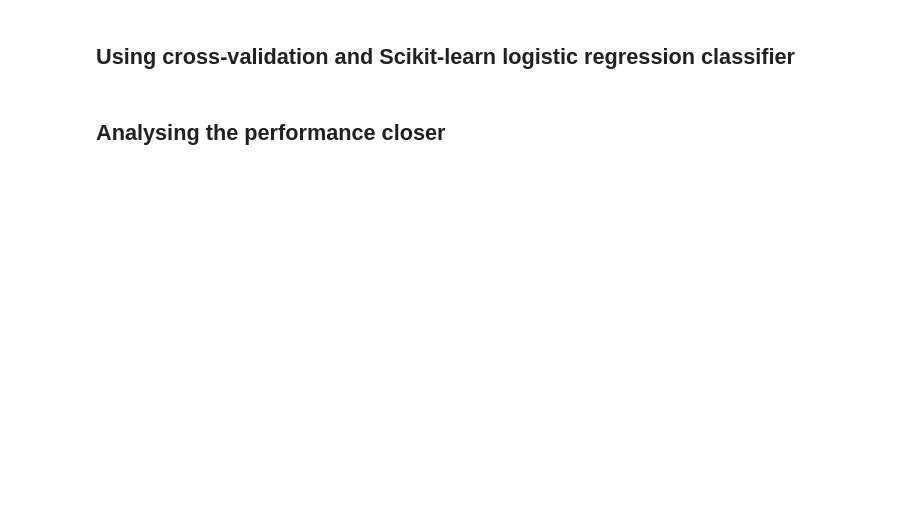
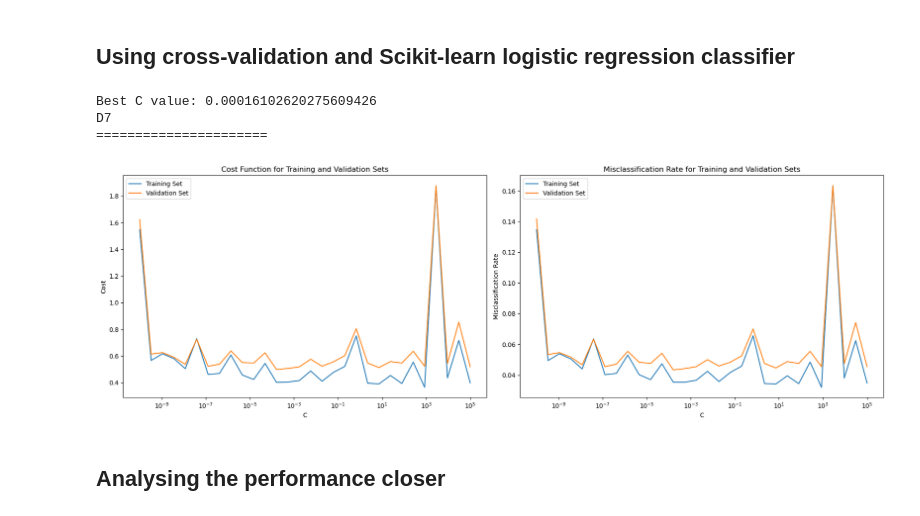
Before and after one commit to LisonLau/CITS5508-Assignments, a Jupyter notebook: Assignment 1 (15%)/assig1_23123849.ipynb, the cells around one changed output. Saved outputs shown, nothing was run; the diff lists cells and outputs as text; code cells hidden in the pictures; blank space fills up the shorter version.

Commit message:
Cross-validation and Scikit-learn LR classifier

```diff
--- a/Assignment 1 (15%)/assig1_23123849.ipynb
+++ b/Assignment 1 (15%)/assig1_23123849.ipynb
@@ -242,5 +253,33 @@ D5
 # %% [markdown]
 ## Using cross-validation and Scikit-learn logistic regression classifier
+# %%
+# Loss function with L2 regularization
+def loss_l2(theta, X, y, m, C):
+    est_p = sigmoid(X.dot(theta))
+    epsilon = 1e-5
+    reg_term = (C / (2 * m)) * np.sum(theta**2)
+    return -1/m * np.sum(y.dot(np.log(est_p + epsilon)) + (1-y).dot(np.log(1-est_p + epsilon))) + reg_term
+
+# Gradient Descent function with L2 regularization
+def gradient_descent_l2(theta, X, y, learning_rate, num_iterations, C):
+    m = len(y)
+    cost_history = []
+    misclass_history = []
+    for i in range(num_iterations):
+        est_p = sigmoid(X.dot(theta))
+        gradients = (2/m * X.T.dot(est_p - y)) + (C / m) * theta    # 2 regularisation term
+        theta -= learning_rate * gradients
+        lr_cost_train = loss_l2(theta, X, y, m, C)
+        lr_cost_val = loss_l2(theta, validation_x, validation_y, len(validation_y), C)
+        cost_history.append((lr_cost_train, lr_cost_val))
+
+        # Calculate the misclassification rate for the training and validation sets
+        y_pred_train = predict(theta, X)
+        y_pred_val = predict(theta, validation_x)
+        misclass_rate_train = np.mean(y_pred_train != y)
+        misclass_rate_val = np.mean(y_pred_val != validation_y)
+        misclass_history.append((misclass_rate_train, misclass_rate_val))
+    return theta, cost_history, misclass_history
 # %%
 num_iterations = 100
 learning_rate = 0.01
@@ -251,7 +290,7 @@ best_cost = float('inf')
 train_costs, val_costs, train_misclass, val_misclass = [], [], [], []
 
 for C in C_range:
-    _, cost_history, misclass_history = gradient_descent(theta, training_x, training_y, learning_rate, num_iterations)
+    _, cost_history, misclass_history = gradient_descent_l2(theta, training_x, training_y, learning_rate, num_iterations, C)
     train_costs.append(cost_history[-1][0])
     val_costs.append(cost_history[-1][1])
     train_misclass.append(misclass_history[-1][0])
@@ -259,33 +298,38 @@ for C in C_range:
     if val_costs[-1] < best_cost:
         best_cost = val_costs[-1]
         best_C = C
 
 print("Best C value:", best_C)
 
 # Print D7
 print('D7\n======================')
 fig, axs = plt.subplots(1, 2, figsize=(18, 6))
 
 # Left plot: Cost function for each C value
 axs[0].plot(C_range, train_costs, label='Training Set')
 axs[0].plot(C_range, val_costs, label='Validation Set')
 axs[0].set_xscale('log')
 axs[0].set_xlabel('C')
 axs[0].set_ylabel('Cost')
 axs[0].set_title('Cost Function for Training and Validation Sets')
 axs[0].legend()
 
 # Right plot: Misclassification rate for each C value
 axs[1].plot(C_range, train_misclass, label='Training Set')
 axs[1].plot(C_range, val_misclass, label='Validation Set')
 axs[1].set_xscale('log')
 axs[1].set_xlabel('C')
 axs[1].set_ylabel('Misclassification Rate')
 axs[1].set_title('Misclassification Rate for Training and Validation Sets')
 axs[1].legend()
 
 plt.tight_layout()
 plt.show()
+# %% [output]
+Best C value: 0.00016102620275609426
+D7
+======================
+[figure, added]
 # %% [markdown]
 ## Analysing the performance closer
 # %%
```
Also changed, not shown: parts of 8 cells of this notebook.
